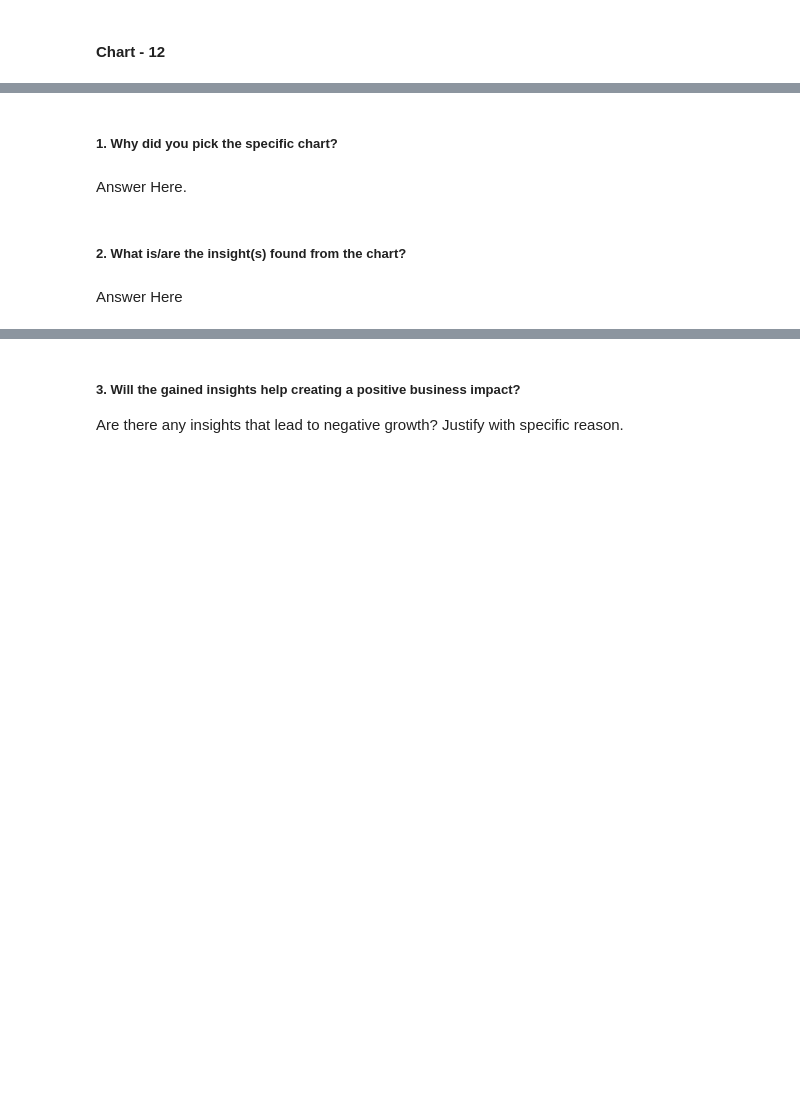
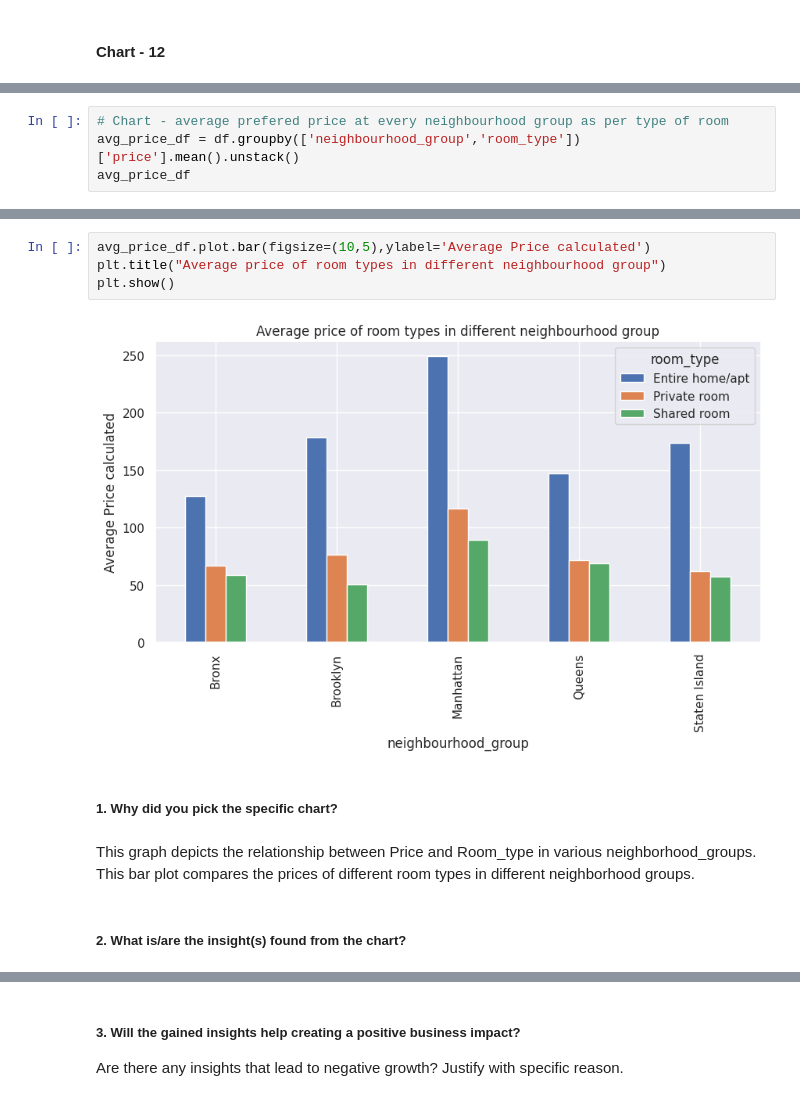
Before and after one commit to shashankmorker/AIR_BNB-EDA, a Jupyter notebook: Capstone_Project_EDA_Airbnb_Booking_Analysis.ipynb, the cells around one changed output, grey strips where cells are left out. Drawn from its saved outputs; the diff is of its cells as text; blank space fills up the shorter version.

```diff
--- a/Capstone_Project_EDA_Airbnb_Booking_Analysis.ipynb
+++ b/Capstone_Project_EDA_Airbnb_Booking_Analysis.ipynb
@@ -919,0 +927,4 @@ From the above pie chart we can see that maximum reviews are from Queens, Manhat
+# %%
+# Chart - average prefered price at every neighbourhood group as per type of room
+avg_price_df = df.groupby(['neighbourhood_group','room_type'])['price'].mean().unstack()
+avg_price_df
@@ -920,8 +939,12 @@ From the above pie chart we can see that maximum reviews are from Queens, Manhat
+# %%
+avg_price_df.plot.bar(figsize=(10,5),ylabel='Average Price calculated')
+plt.title("Average price of room types in different neighbourhood group")
+plt.show()
+# %% [output]
+[figure, added]
 # %% [markdown]
 ##### 1. Why did you pick the specific chart?
-# %% [markdown]
-Answer Here.
+# %% [markdown]
+This graph depicts the relationship between Price and Room_type in various neighborhood_groups. This bar plot compares the prices of different room types in different neighborhood groups.
 # %% [markdown]
 ##### 2. What is/are the insight(s) found from the chart?
-# %% [markdown]
-Answer Here
```
Also changed, not shown: parts of 27 cells of this notebook.
